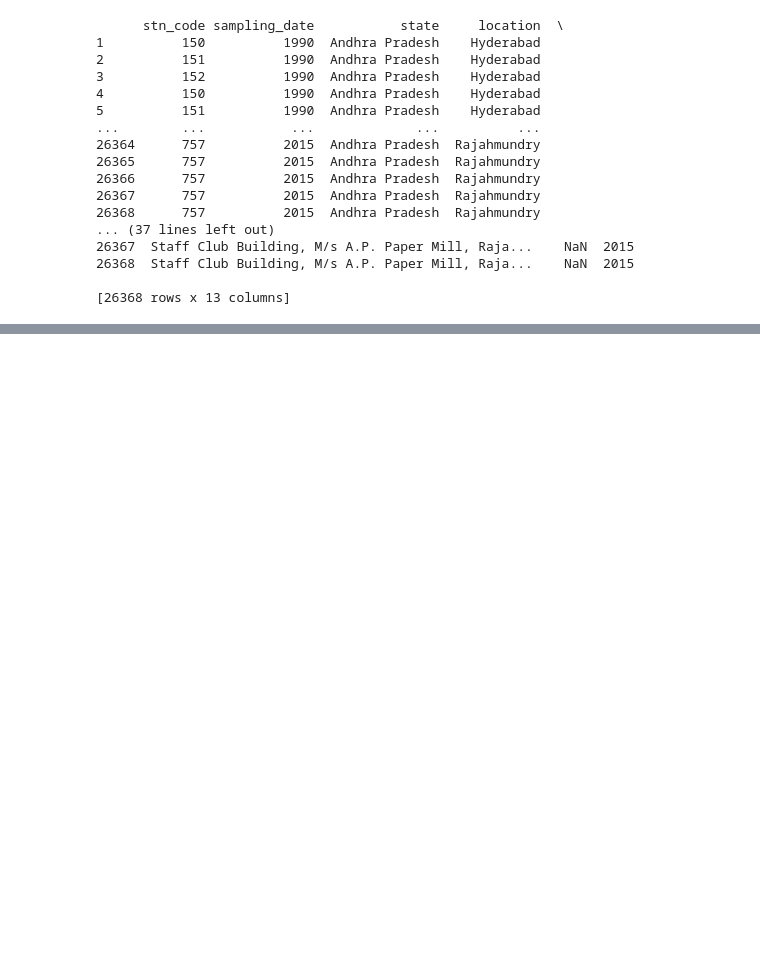
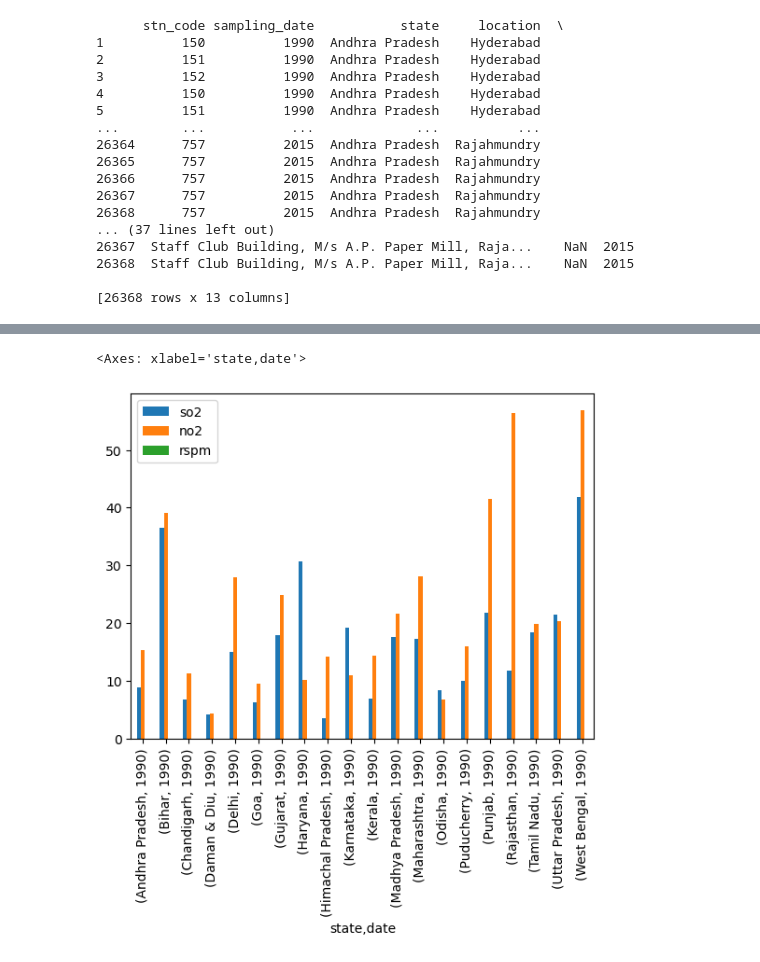
Before and after one commit to StephanSchweitzer/hadoopProject, a Jupyter notebook: dataProcessingNotebook.ipynb, the cells around one changed output, grey strips where cells are left out. Cells and saved outputs as stored; diff of their text form; code cells hidden in the pictures; blank space fills up the shorter version.

```diff
--- a/dataProcessingNotebook.ipynb
+++ b/dataProcessingNotebook.ipynb
@@ -390,0 +446,5 @@ Andhra Pradesh  8.868966  15.296552   NaN
+# %%
+test.plot.bar()
+# %% [output]
+<Axes: xlabel='state,date'>
+[figure, added]
```
Also changed, not shown: parts of 8 cells of this notebook.
